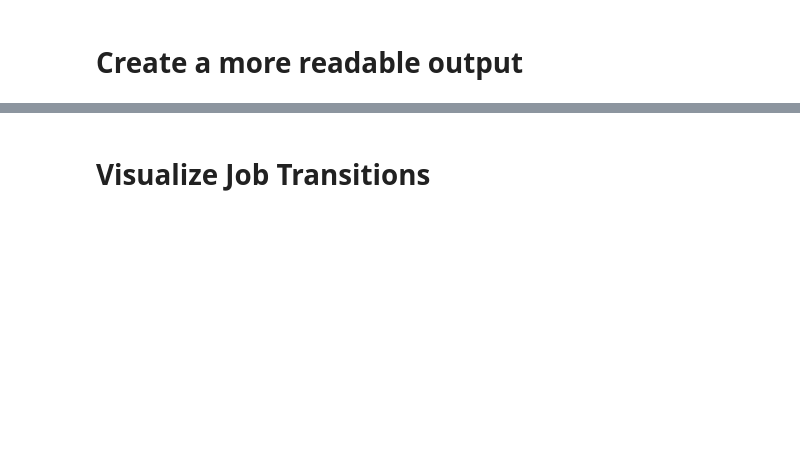
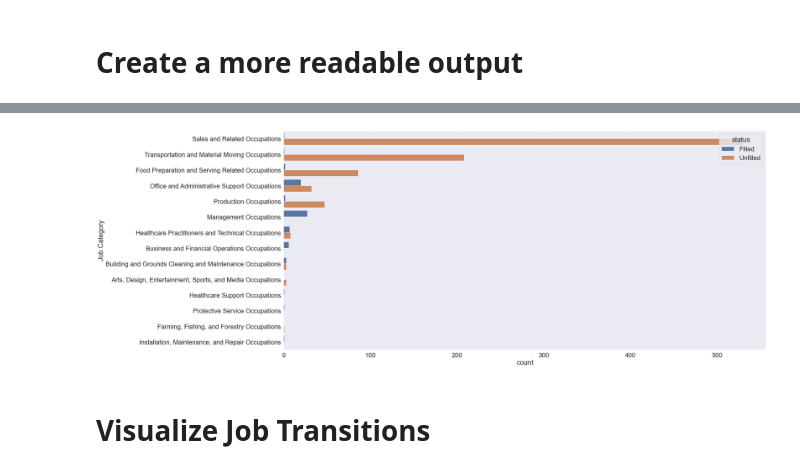
Before and after one commit to doorleyr/JobMap, a Jupyter notebook: examples/JobMap example.ipynb, the cells around one changed output, grey strips where cells are left out. Saved outputs shown, nothing was run; the diff lists cells and outputs as text; code cells hidden in the pictures; blank space fills up the shorter version.

```diff
--- a/examples/JobMap example.ipynb
+++ b/examples/JobMap example.ipynb
@@ -148,3 +172,17 @@ jobs_assignment
+# %%
+sns.set(font_scale=2)
+# plt.style.use("dark_background")
+# %%
+jobs_assignment['soc_2']=(jobs_assignment['soc_new'].astype(int).floordiv(10000)*10000).astype(str)
+fig, ax = plt.subplots(1, figsize=(30,len(jobs_assignment['soc_2'].unique())))
+jobs_assignment['Job Category']=jobs_assignment['soc_2'].apply(lambda x: soc_map[x])
+jobs_assignment['status']='Unfilled'
+jobs_assignment.loc[~(jobs_assignment['row_ind'].isnull()), 'status']='Filled'
+order=jobs_assignment['Job Category'].value_counts().index
+p = sns.countplot(data=jobs_assignment, y='Job Category', hue='status', ax=ax,
+                      order=order, hue_order=['Filled', 'Unfilled'])
+# %% [output]
+[figure, added]
 # %% [markdown]
 # Visualize Job Transitions
 # %%
```
Also changed, not shown: parts of 15 cells of this notebook, 2 other files.
